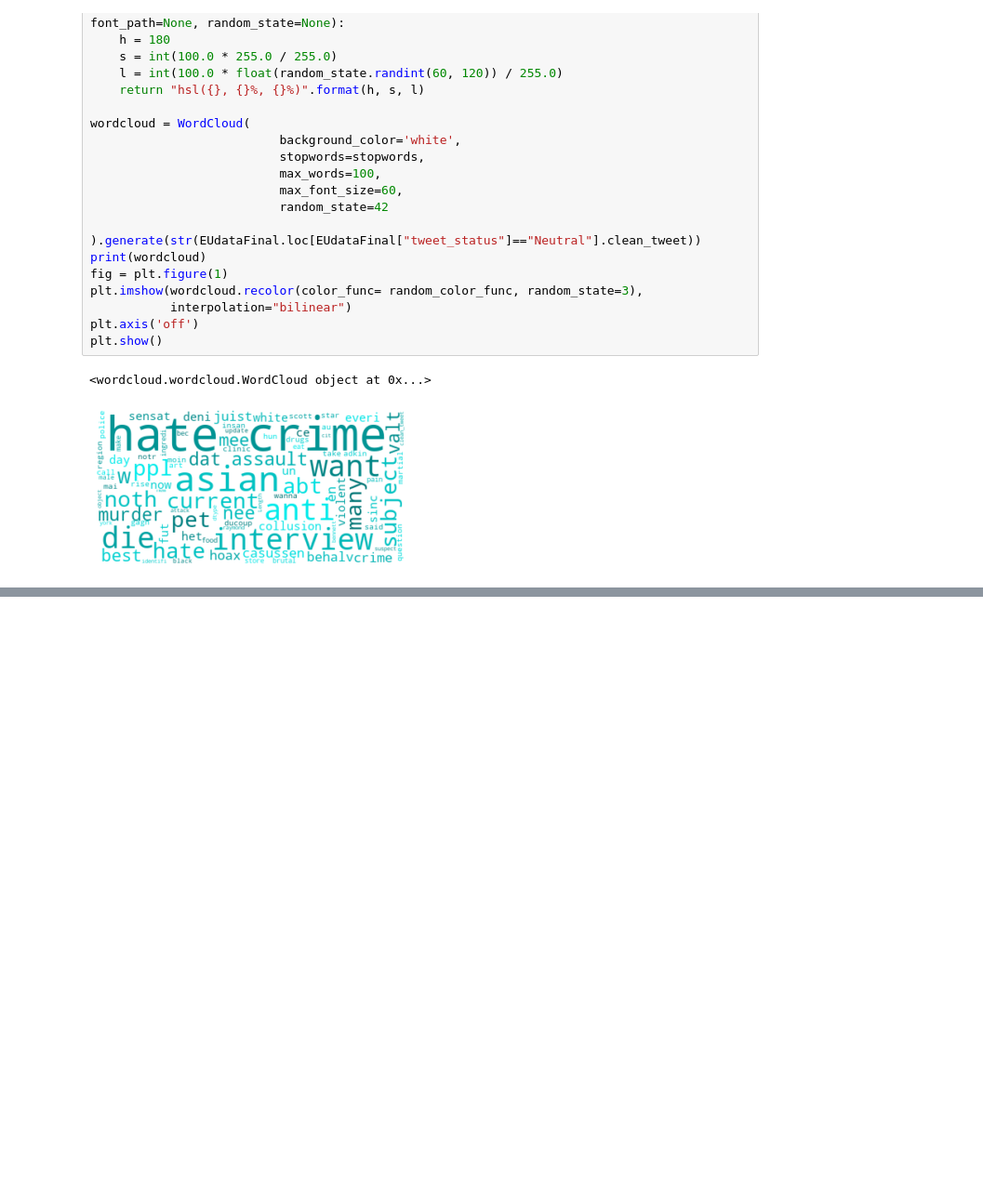
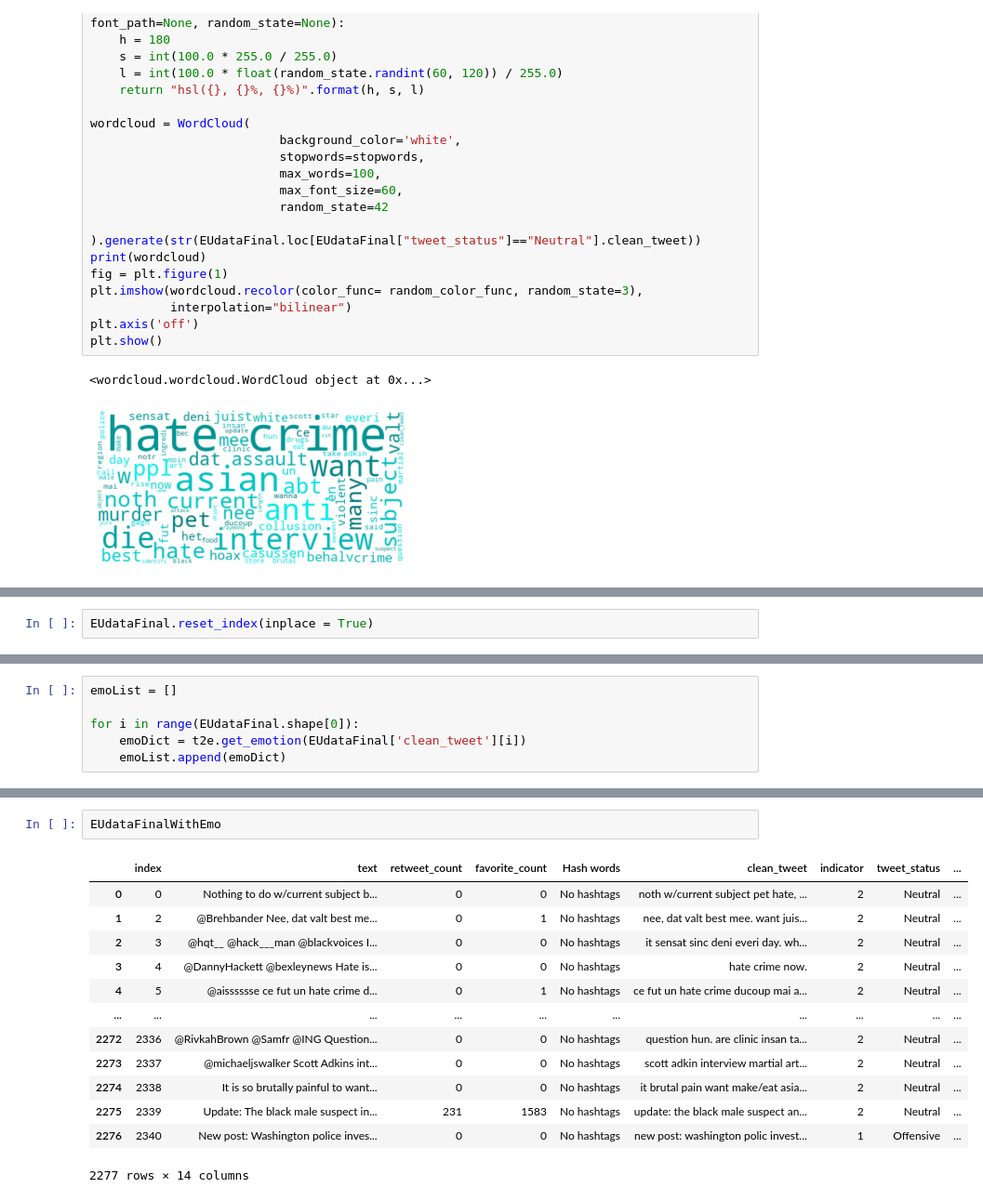
Before and after one commit to merlinymy/tweetsAnalysisPython, a Jupyter notebook: EUFinalResult.ipynb, the cells around one changed output, grey strips where cells are left out. Shown at 93% size. Saved outputs shown, nothing was run; the diff lists cells and outputs as text; blank space fills up the shorter version.

```diff
--- a/EUFinalResult.ipynb
+++ b/EUFinalResult.ipynb
@@ -226,0 +287,2 @@ plt.show()
+# %%
+EUdataFinal.reset_index(inplace = True)
@@ -226,0 +299,6 @@ plt.show()
+# %%
+emoList = []
+
+for i in range(EUdataFinal.shape[0]):
+    emoDict = t2e.get_emotion(EUdataFinal['clean_tweet'][i])
+    emoList.append(emoDict)
@@ -226,0 +334,16 @@ plt.show()
+# %%
+EUdataFinalWithEmo
+# %% [output]
+|  | index | text | retweet_count | favorite_count | Hash words | clean_tweet | indicator | tweet_status | ... |
+| 0 | 0 | Nothing to do w/current subject b... | 0 | 0 | No hashtags | noth w/current subject pet hate, ... | 2 | Neutral | ... |
+| 1 | 2 | @Brehbander Nee, dat valt best me... | 0 | 1 | No hashtags | nee, dat valt best mee. want juis... | 2 | Neutral | ... |
+| 2 | 3 | @hqt__ @hack___man @blackvoices I... | 0 | 0 | No hashtags | it sensat sinc deni everi day. wh... | 2 | Neutral | ... |
+| 3 | 4 | @DannyHackett @bexleynews Hate is... | 0 | 0 | No hashtags | hate crime now. | 2 | Neutral | ... |
+| 4 | 5 | @aisssssse ce fut un hate crime d... | 0 | 1 | No hashtags | ce fut un hate crime ducoup mai a... | 2 | Neutral | ... |
+| ... | ... | ... | ... | ... | ... | ... | ... | ... | ... |
+| 2272 | 2336 | @RivkahBrown @Samfr @ING Question... | 0 | 0 | No hashtags | question hun. are clinic insan ta... | 2 | Neutral | ... |
+| 2273 | 2337 | @michaeljswalker Scott Adkins int... | 0 | 0 | No hashtags | scott adkin interview martial art... | 2 | Neutral | ... |
+| 2274 | 2338 | It is so brutally painful to want... | 0 | 0 | No hashtags | it brutal pain want make/eat asia... | 2 | Neutral | ... |
+| 2275 | 2339 | Update: The black male suspect in... | 231 | 1583 | No hashtags | update: the black male suspect an... | 2 | Neutral | ... |
+| 2276 | 2340 | New post: Washington police inves... | 0 | 0 | No hashtags | new post: washington polic invest... | 1 | Offensive | ... |
+2277 rows × 14 columns
```
Also changed, not shown: parts of 15 cells of this notebook, 1 other file.
